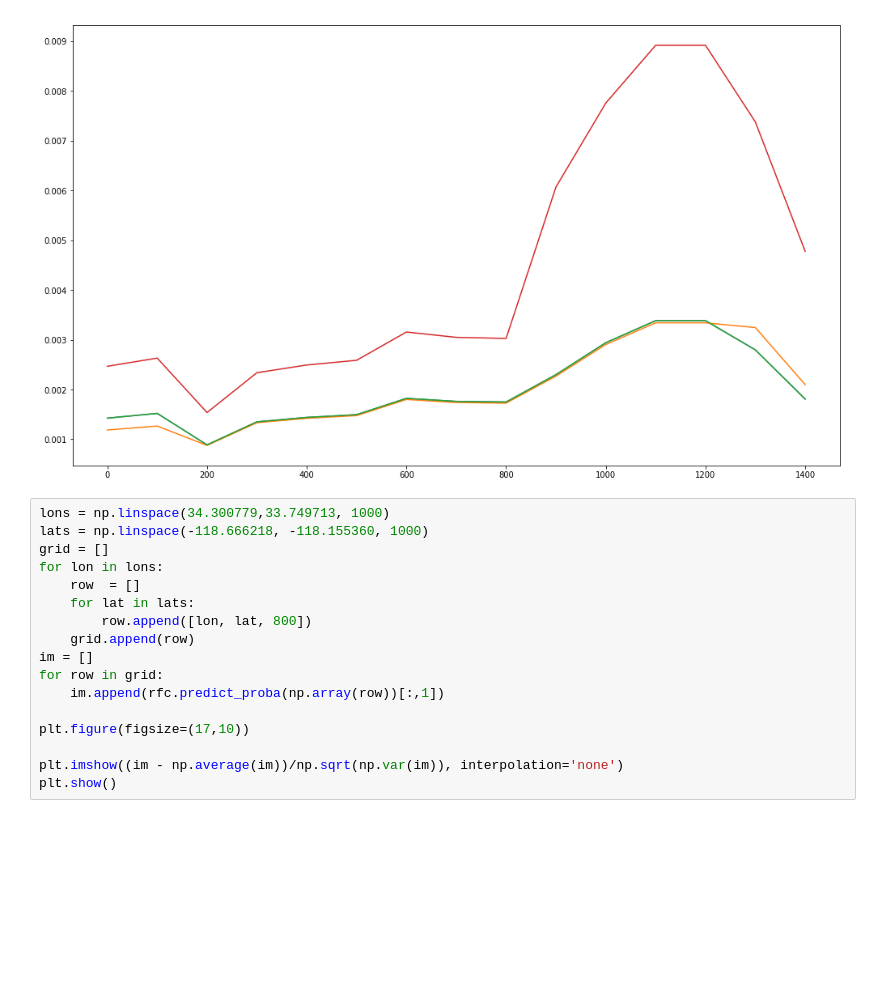
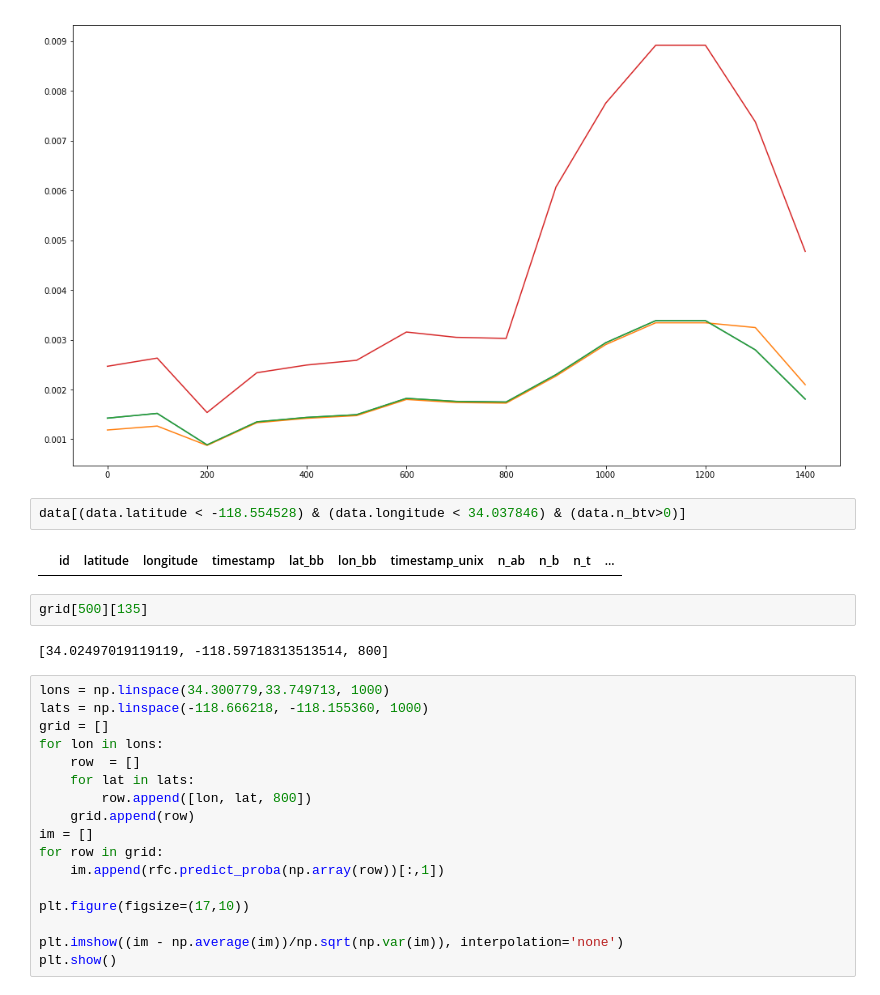
Before and after one commit to bwhitesell/Chaperone, a Jupyter notebook: crymepipelines/notebooks/CrymeClassifiers Hyperparameter Tuning and Minor Feature Engineering.ipynb, the cells around one changed output. Drawn from its saved outputs; the diff is of its cells as text; blank space fills up the shorter version.

```diff
--- a/crymepipelines/notebooks/CrymeClassifiers Hyperparameter Tuning and Minor Feature Engineering.ipynb
+++ b/crymepipelines/notebooks/CrymeClassifiers Hyperparameter Tuning and Minor Feature Engineering.ipynb
@@ -892,6 +892,14 @@ plt.plot(range(0, 1440, 100), tst)
 # %% [output]
 [<matplotlib.lines.Line2D at 0x...>]
 [figure]
+# %%
+data[(data.latitude < -118.554528) & (data.longitude < 34.037846) & (data.n_btv>0)]
+# %% [output]
+|  | id | latitude | longitude | timestamp | lat_bb | lon_bb | timestamp_unix | n_ab | n_b | n_t | ... |
+# %%
+grid[500][135]
+# %% [output]
+[34.02497019119119, -118.59718313513514, 800]
 # %%
 lons = np.linspace(34.300779,33.749713, 1000)
 lats = np.linspace(-118.666218, -118.155360, 1000)
```
Also changed, not shown: 15 other files.
